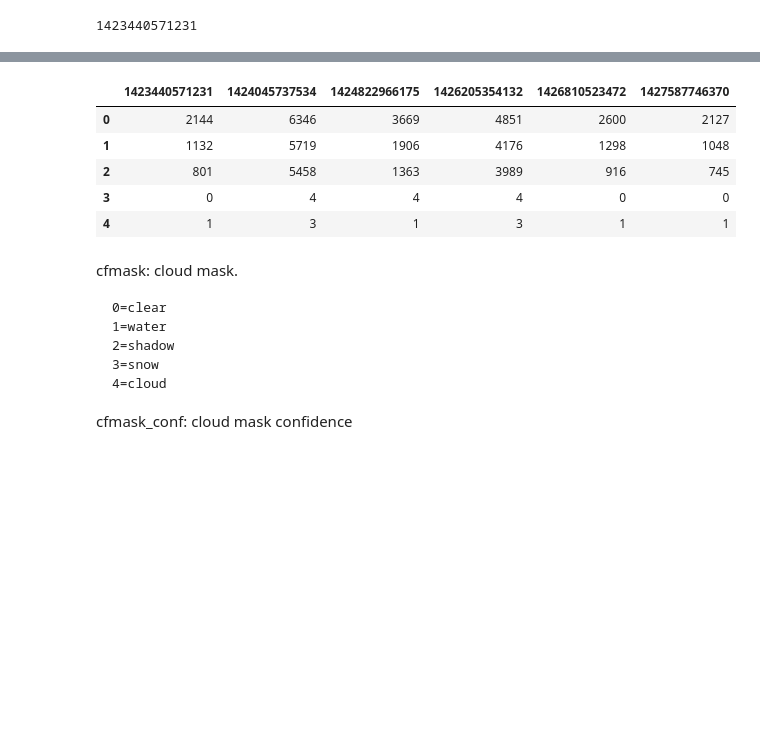
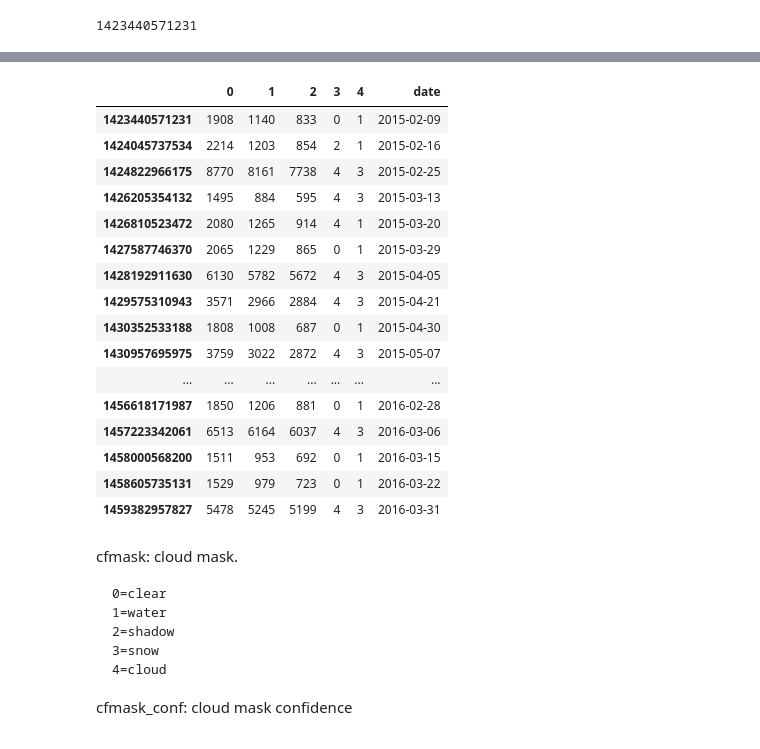
Before and after one commit to HKCaesar/EarthEngineDataProcessing, a Jupyter notebook: read_geotiff.ipynb, the cells around one changed output, grey strips where cells are left out. Drawn from its saved outputs; the diff is of its cells as text; code cells hidden in the pictures; blank space fills up the shorter version.

```diff
--- a/read_geotiff.ipynb
+++ b/read_geotiff.ipynb
@@ -101,18 +124,30 @@ def getTS(data, x, y):
     times = list(data.keys())
     times.sort()
     ts = dict(map(lambda t: (t, data[t][:, x, y]), times))
-    df = pd.DataFrame(ts)
+    df = pd.DataFrame(ts).transpose()
+    df['date'] = df.index.map(lambda t: str(datetime.datetime.fromtimestamp(t/1000).date()))
     return df
 # %%
-df = getTS(ds, 100, 200)
+df = getTS(ds, 20, 30)
 df
 # %% [output]
-|  | 1423440571231 | 1424045737534 | 1424822966175 | 1426205354132 | 1426810523472 | 1427587746370 |
-| 0 | 2144 | 6346 | 3669 | 4851 | 2600 | 2127 |
-| 1 | 1132 | 5719 | 1906 | 4176 | 1298 | 1048 |
-| 2 | 801 | 5458 | 1363 | 3989 | 916 | 745 |
-| 3 | 0 | 4 | 4 | 4 | 0 | 0 |
-| 4 | 1 | 3 | 1 | 3 | 1 | 1 |
+|  | 0 | 1 | 2 | 3 | 4 | date |
+| 1423440571231 | 1908 | 1140 | 833 | 0 | 1 | 2015-02-09 |
+| 1424045737534 | 2214 | 1203 | 854 | 2 | 1 | 2015-02-16 |
+| 1424822966175 | 8770 | 8161 | 7738 | 4 | 3 | 2015-02-25 |
+| 1426205354132 | 1495 | 884 | 595 | 4 | 3 | 2015-03-13 |
+| 1426810523472 | 2080 | 1265 | 914 | 4 | 1 | 2015-03-20 |
+| 1427587746370 | 2065 | 1229 | 865 | 0 | 1 | 2015-03-29 |
+| 1428192911630 | 6130 | 5782 | 5672 | 4 | 3 | 2015-04-05 |
+| 1429575310943 | 3571 | 2966 | 2884 | 4 | 3 | 2015-04-21 |
+| 1430352533188 | 1808 | 1008 | 687 | 0 | 1 | 2015-04-30 |
+| 1430957695975 | 3759 | 3022 | 2872 | 4 | 3 | 2015-05-07 |
+| ... | ... | ... | ... | ... | ... | ... |
+| 1456618171987 | 1850 | 1206 | 881 | 0 | 1 | 2016-02-28 |
+| 1457223342061 | 6513 | 6164 | 6037 | 4 | 3 | 2016-03-06 |
+| 1458000568200 | 1511 | 953 | 692 | 0 | 1 | 2016-03-15 |
+| 1458605735131 | 1529 | 979 | 723 | 0 | 1 | 2016-03-22 |
+| 1459382957827 | 5478 | 5245 | 5199 | 4 | 3 | 2016-03-31 |
 # %% [markdown]
 cfmask: cloud mask.
 
```
Also changed, not shown: parts of 17 cells of this notebook.
